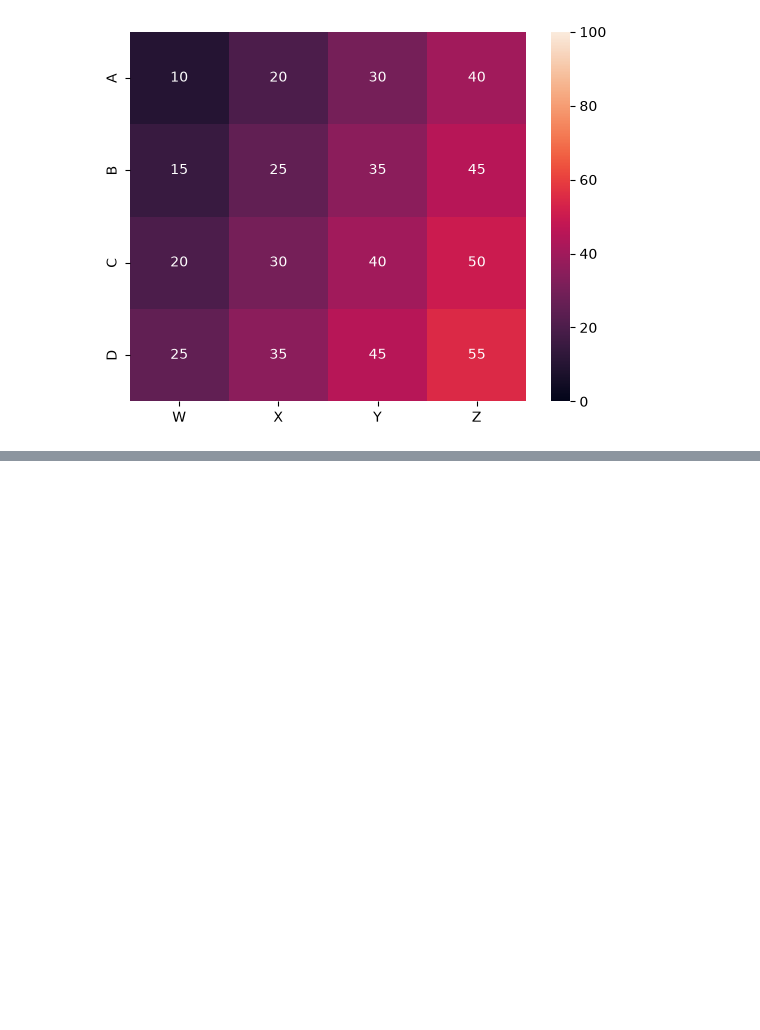
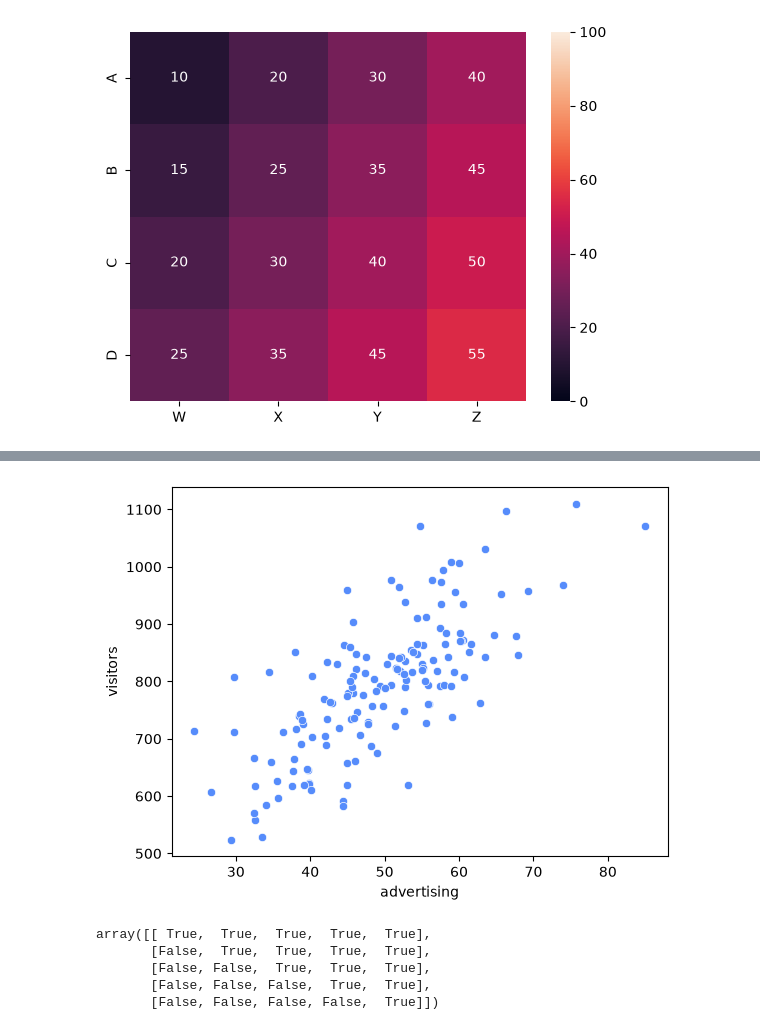
Before and after one commit to eddie1031/2026_SKP_005, a Jupyter notebook: seaborn_exp/multivariable_data/multivariable_data_visualization.ipynb, the cells around one changed output, grey strips where cells are left out. Cells and saved outputs as stored; diff of their text form; code cells hidden in the pictures; blank space fills up the shorter version.

```diff
--- a/seaborn_exp/multivariable_data/multivariable_data_visualization.ipynb
+++ b/seaborn_exp/multivariable_data/multivariable_data_visualization.ipynb
@@ -107,0 +209,24 @@ plt.show()
+# %%
+sns.scatterplot(
+    data=customer_df,
+    x='advertising',
+    y='visitors',
+)
+plt.show()
+# %% [output]
+[figure, added]
+# %%
+mask = np.triu(
+    np.ones_like(
+        corr_matrix,
+        dtype=bool
+    )
+)
+
+mask
+# %% [output]
+array([[ True,  True,  True,  True,  True],
+       [False,  True,  True,  True,  True],
+       [False, False,  True,  True,  True],
+       [False, False, False,  True,  True],
+       [False, False, False, False,  True]])
```
Also changed, not shown: parts of 10 cells of this notebook.
